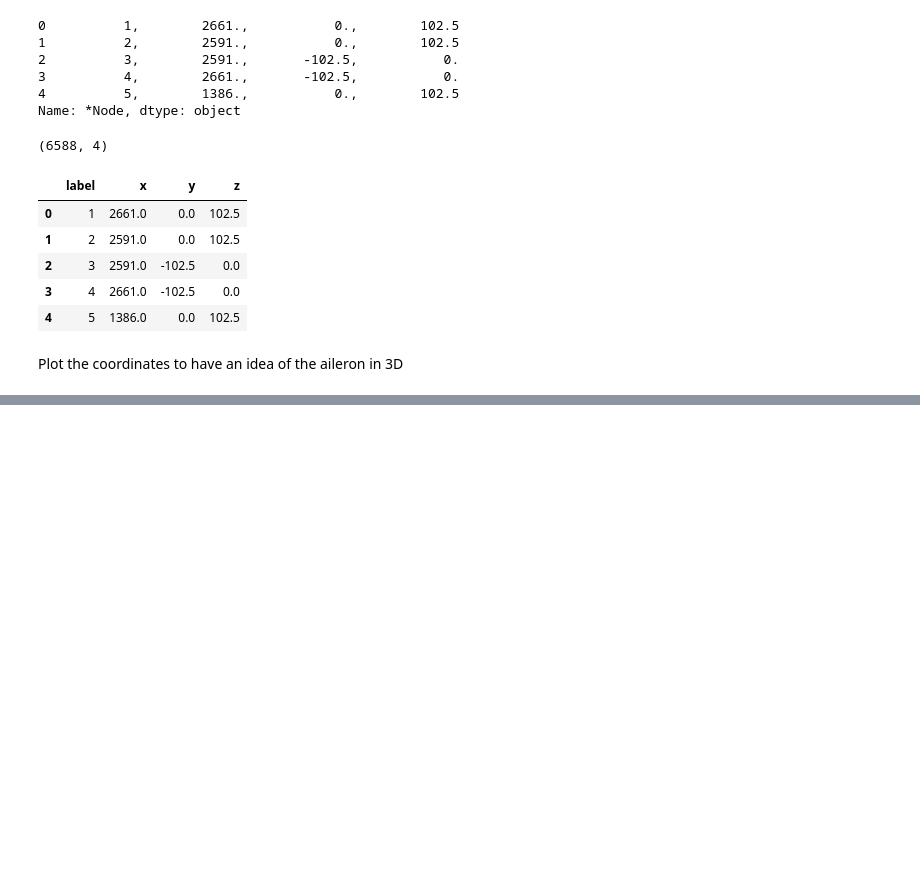
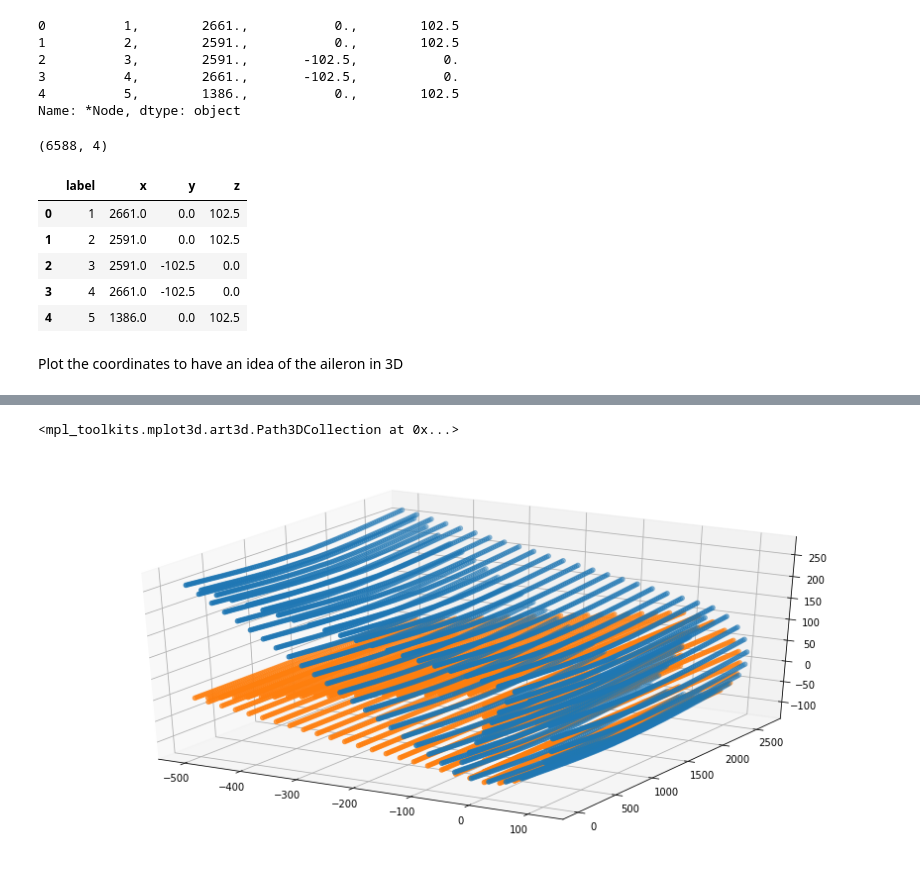
Before and after one commit to LukeDeWaal/SVV2019, a Jupyter notebook: validation_data_exploration.ipynb, the cells around one changed output, grey strips where cells are left out. Cells and saved outputs as stored; diff of their text form; code cells hidden in the pictures; blank space fills up the shorter version.

```diff
--- a/validation_data_exploration.ipynb
+++ b/validation_data_exploration.ipynb
@@ -68,0 +127,2 @@ ax.scatter3D(df_aileron_coordinates['z'],df_aileron_coordinates['x'], df_aileron
+# %%
+df_displacement_2=df_displacement_2[[0,5,6,7,8]]
@@ -68,0 +138,2 @@ ax.scatter3D(df_aileron_coordinates['z'],df_aileron_coordinates['x'], df_aileron
+# %%
+df_displacement_2=df_displacement_2.rename(columns={0:'label',5:'maginitude', 6:'x', 7:'y', 8:'z'})
@@ -68,0 +149,6 @@ ax.scatter3D(df_aileron_coordinates['z'],df_aileron_coordinates['x'], df_aileron
+# %%
+df_displacement_2['x']=df_displacement_2['x'].astype('float')
+df_displacement_2['y']=df_displacement_2['y'].astype('float')
+df_displacement_2['z']=df_displacement_2['z'].astype('float')
+# %%
+deformations=df_displacement_2[['x','y','z']]+df_aileron_coordinates[['x','y','z']]
@@ -68,0 +164,8 @@ ax.scatter3D(df_aileron_coordinates['z'],df_aileron_coordinates['x'], df_aileron
+# %%
+fig = plt.figure(figsize=(15,7))
+ax = fig.add_subplot(111, projection='3d')
+ax.scatter3D(deformations['z'],deformations['x'], deformations['y'], 'r')
+ax.scatter3D(df_aileron_coordinates['z'],df_aileron_coordinates['x'], df_aileron_coordinates['y'], 'b')
+# %% [output]
+<mpl_toolkits.mplot3d.art3d.Path3DCollection at 0x...>
+[figure, added]
```
Also changed, not shown: parts of 11 cells of this notebook, 1 other file.
